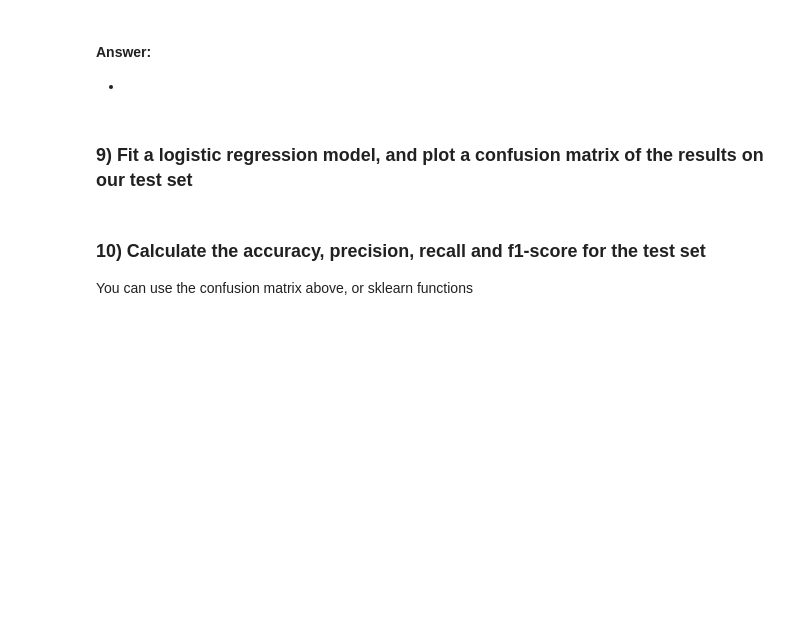
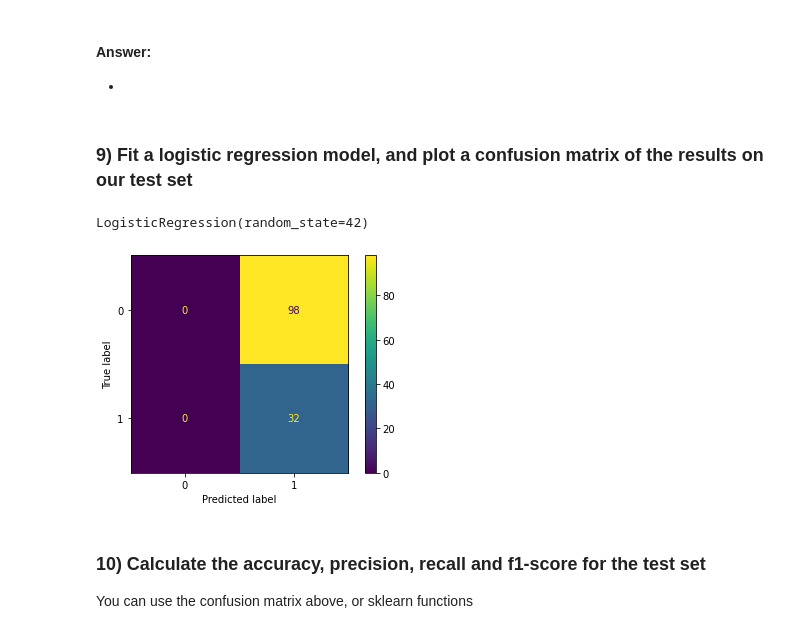
Before and after one commit to tkhendrix22/NYC-DS-091922, a Jupyter notebook: CodeChallengeReviews/Phase3/P3-Code-Challenge-Review.ipynb, the cells around one changed output. Drawn from its saved outputs; the diff is of its cells as text; code cells hidden in the pictures; blank space fills up the shorter version.

```diff
--- a/CodeChallengeReviews/Phase3/P3-Code-Challenge-Review.ipynb
+++ b/CodeChallengeReviews/Phase3/P3-Code-Challenge-Review.ipynb
@@ -195,9 +205,15 @@ X_test_scaled = ss.transform(X_test)
 # %%
 # Fit a logistic regression model
 # Name the model `logreg` and set random_state = 42
-logreg = None
+logreg = LogisticRegression(random_state=42)
+logreg.fit(X_train_scaled, y_train)
+# %% [output]
+LogisticRegression(random_state=42)
 # %%
 # Plot a confusion matrix on the test data
+plot_confusion_matrix(logreg, X_test, y_test);
+# %% [output]
+[figure, added]
 # %% [markdown]
 ### 10) Calculate the accuracy, precision, recall and f1-score for the test set
 
```
Also changed, not shown: parts of 23 cells of this notebook.
